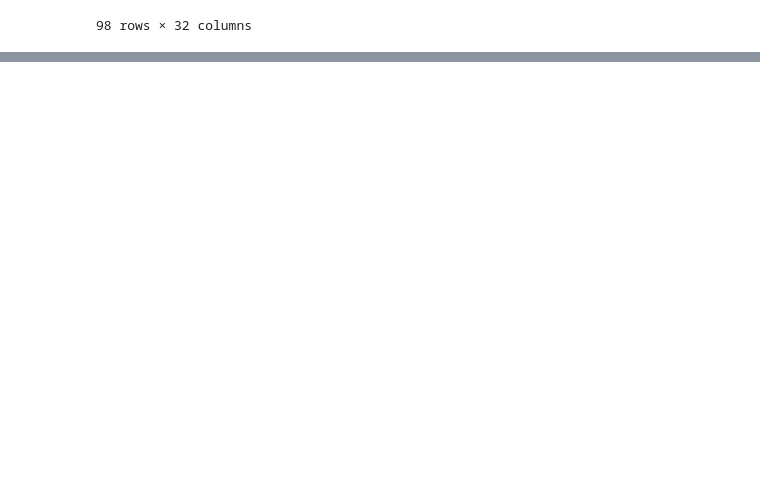
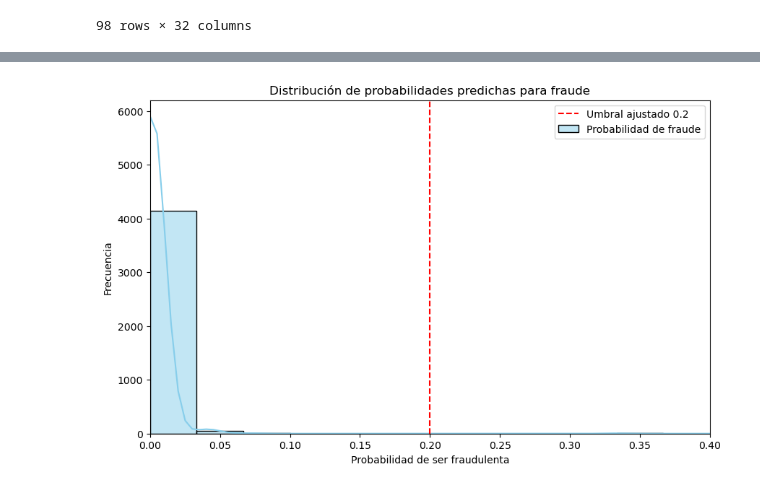
Before and after one commit to elvisortegaec/businessPayments, a Jupyter notebook: transacciones_fraudulentas.ipynb, the cells around one changed output, grey strips where cells are left out. Saved outputs shown, nothing was run; the diff lists cells and outputs as text; code cells hidden in the pictures; blank space fills up the shorter version.

```diff
--- a/transacciones_fraudulentas.ipynb
+++ b/transacciones_fraudulentas.ipynb
@@ -233,0 +265,6 @@ fraudulent_users_data
+# %%
+from sklearn.tree import DecisionTreeClassifier
+
+# Entrenar el modelo
+model = DecisionTreeClassifier(random_state=42, max_depth=5)
+model.fit(X_train, y_train)
@@ -233,0 +445,14 @@ fraudulent_users_data
+# %%
+# Suponiendo que X_test corresponde al conjunto de prueba de merged_df (solo las filas de prueba)
+# Primero, obtener las probabilidades para la clase 1 (fraudulenta)
+y_pred_proba = model.predict_proba(X_test)[:, 1]  # Probabilidad de la clase 1 (fraudulenta)
+
+# Aplicar el umbral ajustado de 0.2
+y_pred_adjusted = (y_pred_proba >= 0.2).astype(int)
+
+# Filtrar los 'user_id' del conjunto de prueba donde la predicción es fraudulenta (clase 1)
+# Asegúrate de que merged_df tiene la misma longitud que el conjunto de prueba X_test
+fraudulent_users = merged_df.iloc[X_test.index][y_pred_adjusted == 1]['user_id']
+
+# Mostrar los primeros 9 usuarios fraudulentos
+fraudulent_users.head(9)
@@ -233,0 +470,24 @@ fraudulent_users_data
+# %%
+import matplotlib.pyplot as plt
+import seaborn as sns
+
+# Histograma de probabilidades para clase 0 (no fraudulenta) y clase 1 (fraudulenta)
+plt.figure(figsize=(10, 6))
+sns.histplot(y_pred_proba, kde=True, color="skyblue", bins=30, label="Probabilidad de fraude")
+
+# Ajustar el límite del eje X a 0.4, ya que el umbral es 0.2
+plt.xlim(0, 0.4)
+
+# Añadir línea vertical en el umbral ajustado (0.2)
+plt.axvline(x=0.2, color='red', linestyle='--', label="Umbral ajustado 0.2")
+
+# Añadir etiquetas y título
+plt.title('Distribución de probabilidades predichas para fraude')
+plt.xlabel('Probabilidad de ser fraudulenta')
+plt.ylabel('Frecuencia')
+
+# Mostrar la leyenda
+plt.legend()
+plt.show()
+# %% [output]
+[figure, added]
```
Also changed, not shown: parts of 17 cells of this notebook.
